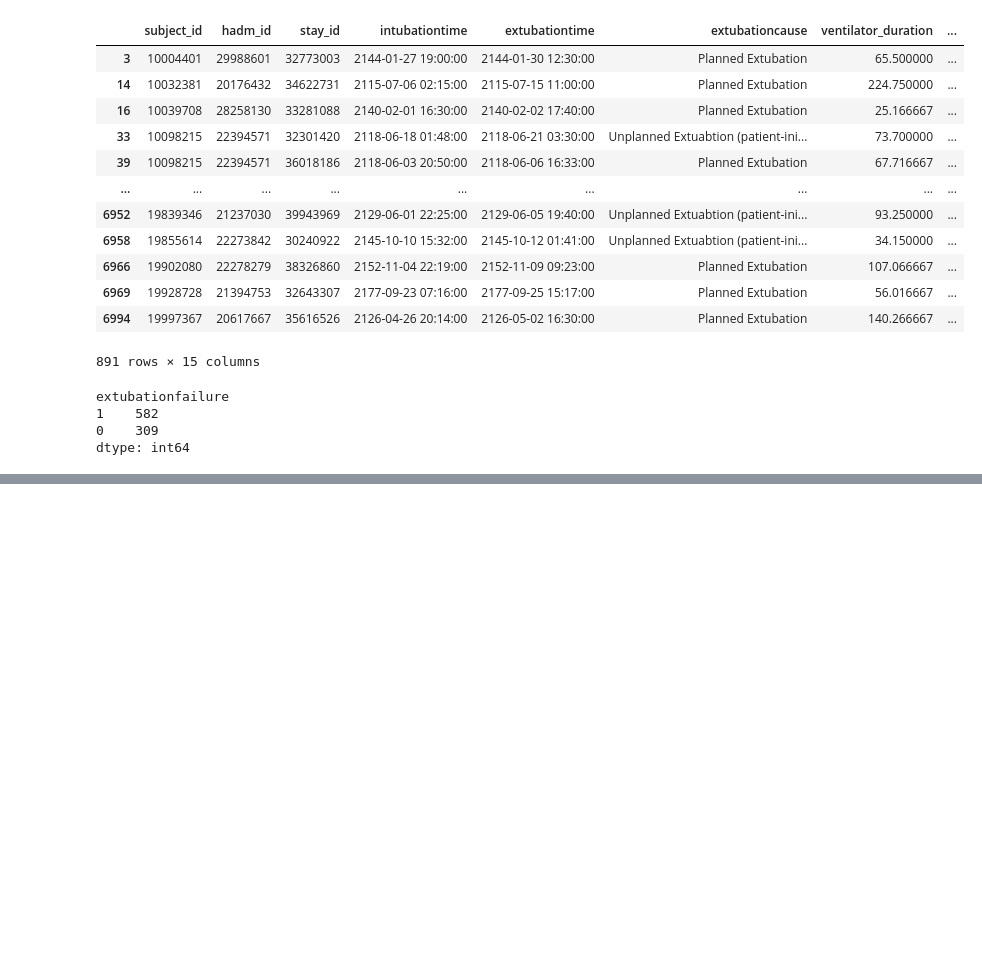
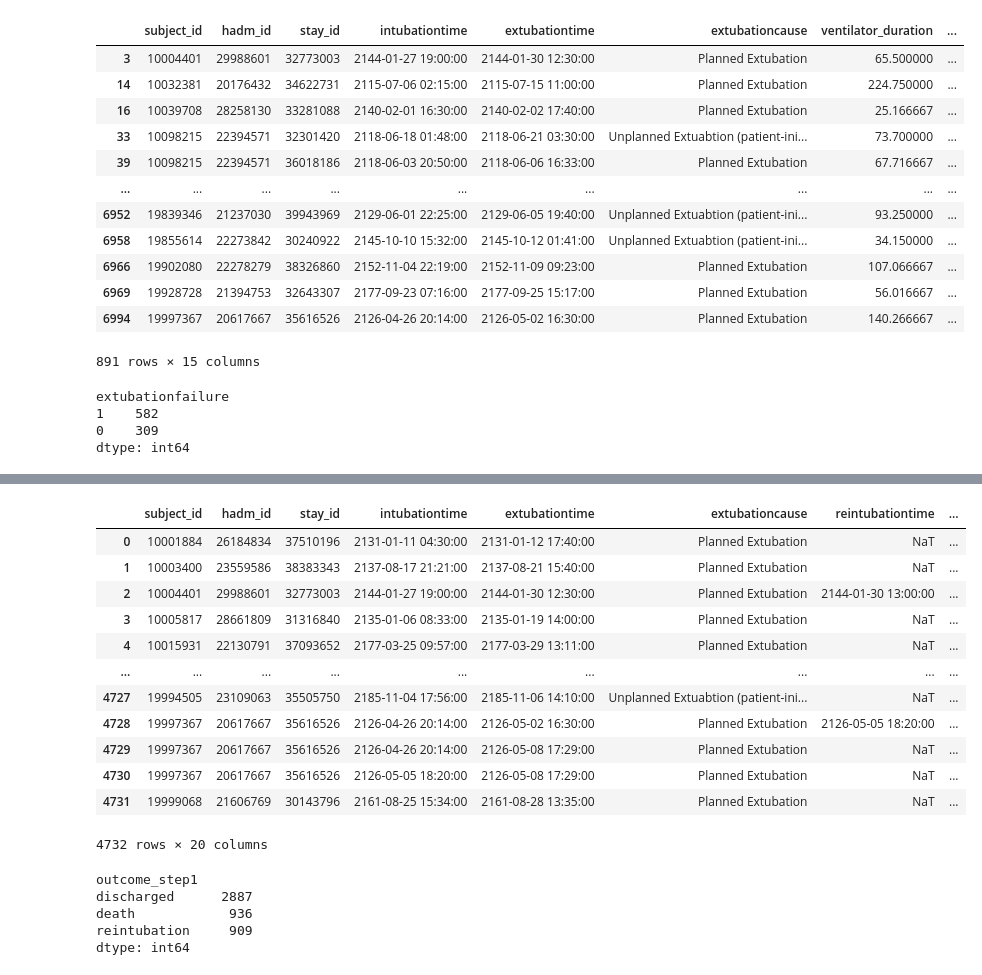
Before and after one commit to sujungleeml/P1_extubationfailure, a Jupyter notebook: 이수정/python_codes/dataext1_subject1.ipynb, the cells around one changed output, grey strips where cells are left out. Saved outputs shown, nothing was run; the diff lists cells and outputs as text; code cells hidden in the pictures; blank space fills up the shorter version.

Commit message:
subject_subset2_progressing

```diff
--- a/이수정/python_codes/dataext1_subject1.ipynb
+++ b/이수정/python_codes/dataext1_subject1.ipynb
@@ -987,0 +1019,40 @@ ventilator_duration4.to_csv('../outputs/subject_subset1.csv', index=False)
+# %%
+ventilator_duration1_1 = ventilator_duration1 >> left_join(admissions, by = ("subject_id", "hadm_id")) \
+>> select('subject_id','hadm_id','stay_id','intubationtime','extubationtime','extubationcause','ventilator_duration','int_weight','ext_weight','dischtime','deathtime') \
+>> left_join(icustays, by = ("subject_id", "hadm_id","stay_id"))
+# %%
+ventilator_duration1_2 = ventilator_duration1_1 >> left_join(ventilator_duration4, by=('subject_id','hadm_id','stay_id','intubationtime','extubationtime','extubationcause','ventilator_duration','int_weight','ext_weight')) \
+>> select('subject_id','hadm_id','stay_id','intubationtime','extubationtime','extubationcause','reintubationtime','reintubation_duration','extubationfailure','ventilator_duration','int_weight','ext_weight','dischtime','deathtime','first_careunit','last_careunit','intime','outtime','los')
+# %%
+#outcome을 정리해야함. reintubation, discharged, death, unknown
+#reintubation -- reintubationtime이 있으면 reintubation
+#reintubation으로 분류되지 않은 것 중에, dischtime이 있으면 discharged, deathtime이 있으면 death, 둘다 없으면 unknown
+#일단 이 조건으로 걸어보자
+
+def label_outcomes(row):
+    if  pd.notnull(row['reintubationtime']):
+        return 'reintubation'
+    elif pd.notnull(row['deathtime']):
+        return 'death'
+    elif pd.notnull(row['dischtime']):
+        return 'discharged'
+    else:
+        return 'unknown'
+# %%
+ventilator_duration1_2['outcome_step1'] = ventilator_duration1_2.apply(lambda row: label_outcomes(row), axis=1)
+# %%
+ventilator_duration1_2
+# %% [output]
+|  | subject_id | hadm_id | stay_id | intubationtime | extubationtime | extubationcause | reintubationtime | ... |
+| 0 | 10001884 | 26184834 | 37510196 | 2131-01-11 04:30:00 | 2131-01-12 17:40:00 | Planned Extubation | NaT | ... |
+| 1 | 10003400 | 23559586 | 38383343 | 2137-08-17 21:21:00 | 2137-08-21 15:40:00 | Planned Extubation | NaT | ... |
+| 2 | 10004401 | 29988601 | 32773003 | 2144-01-27 19:00:00 | 2144-01-30 12:30:00 | Planned Extubation | 2144-01-30 13:00:00 | ... |
+| 3 | 10005817 | 28661809 | 31316840 | 2135-01-06 08:33:00 | 2135-01-19 14:00:00 | Planned Extubation | NaT | ... |
+| 4 | 10015931 | 22130791 | 37093652 | 2177-03-25 09:57:00 | 2177-03-29 13:11:00 | Planned Extubation | NaT | ... |
+| ... | ... | ... | ... | ... | ... | ... | ... | ... |
+| 4727 | 19994505 | 23109063 | 35505750 | 2185-11-04 17:56:00 | 2185-11-06 14:10:00 | Unplanned Extuabtion (patient-ini... | NaT | ... |
+| 4728 | 19997367 | 20617667 | 35616526 | 2126-04-26 20:14:00 | 2126-05-02 16:30:00 | Planned Extubation | 2126-05-05 18:20:00 | ... |
+| 4729 | 19997367 | 20617667 | 35616526 | 2126-04-26 20:14:00 | 2126-05-08 17:29:00 | Planned Extubation | NaT | ... |
+| 4730 | 19997367 | 20617667 | 35616526 | 2126-05-05 18:20:00 | 2126-05-08 17:29:00 | Planned Extubation | NaT | ... |
+| 4731 | 19999068 | 21606769 | 30143796 | 2161-08-25 15:34:00 | 2161-08-28 13:35:00 | Planned Extubation | NaT | ... |
+4732 rows × 20 columns
@@ -987,0 +1061,8 @@ ventilator_duration4.to_csv('../outputs/subject_subset1.csv', index=False)
+# %%
+ventilator_duration1_3.value_counts('outcome_step1') #이게아님
+# %% [output]
+outcome_step1
+discharged      2887
+death            936
+reintubation     909
+dtype: int64
```
Also changed, not shown: parts of 14 cells of this notebook.
